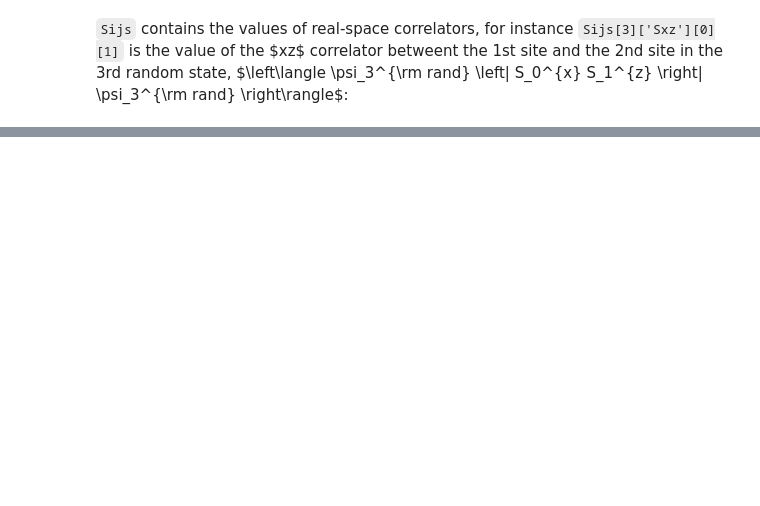
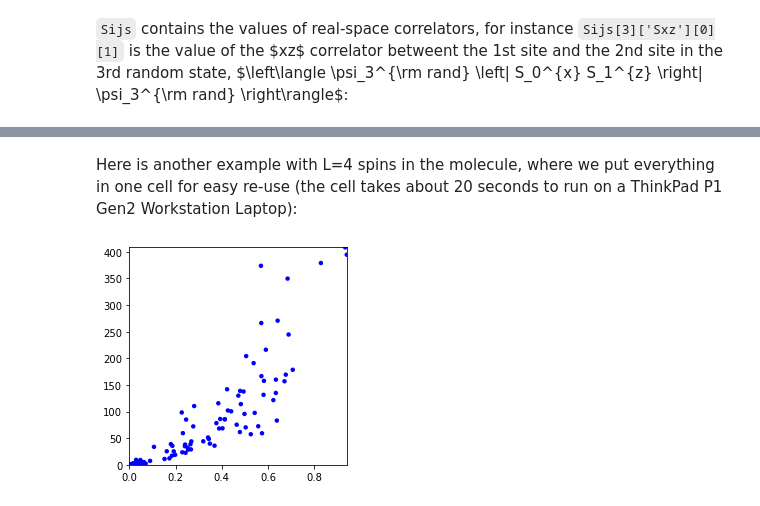
Before and after one commit to TymoteuszTula/FitnessLandscape, a Jupyter notebook: docs/basic_tutorial.ipynb, the cells around one changed output, grey strips where cells are left out. Saved outputs shown, nothing was run; the diff lists cells and outputs as text; code cells hidden in the pictures; blank space fills up the shorter version.

```diff
--- a/docs/basic_tutorial.ipynb
+++ b/docs/basic_tutorial.ipynb
@@ -238,0 +383,63 @@ Sq_int
+# %% [markdown]
+Here is another example with L=4 spins in the molecule, where we put everything in one cell for easy re-use (the cell takes about 20 seconds to run on a ThinkPad P1 Gen2 Workstation Laptop):
+# %%
+# 1) SET VALUES FOR INPUTS:
+
+L=4                                        # <-- Number of sites
+h = [[0, 0, 0]]                            # <-- No applied field
+J_onsite = np.zeros((3, 3))                # <-- No onsite interactions (superfluous anyway)
+J_nnn = np.zeros((3, 3))                   # <-- No nnn interactions
+J_nn = [[1, 0, 0], [0, 1, 0], [0, 0, 1]]   # <-- Diagonal nn interactions
+
+# 2) CREATE THE HAMILTONIAN:
+
+HAMILTONIAN = NNHamiltonian(L, h, J_onsite, J_nn, J_nnn, temp=0)
+
+# 3) SET UP THE RANDOMIZER:
+
+delta= 1
+no_of_processes= 64
+RANDOMIZER = RandomizerStateRandomDelta(HAMILTONIAN, delta, no_of_processes)
+
+# 4) SET UP THE FITNESS LANDSCAPE ANALYSIS:
+
+corr = ["Sxx", "Sxy", "Sxz", "Syx", "Syy", "Syz", "Szx", "Szy", "Szz"]
+temp= HAMILTONIAN.temp  # <-- Obtain temperature from the Hamiltonian setup
+save_rhams= "False"     # <-- Do not save random Hamiltonians/states
+temp_type= "value"      # <-- Temperature given explicitly
+
+STABILITY_ANALYSIS = StabilityAnalysisSparse(HAMILTONIAN, RANDOMIZER, corr, save_rhams,temp_mul=temp, temp_type=temp_type)
+
+# 5) CARRY OUT THE CALCULATIONS:
+
+no_of_samples= 100
+dist, en, diffSij, diffSq, Sqs, Sijs, Sqints, Sq_int=EXAMPLE=STABILITY_ANALYSIS.generate_random_Sij_sparse(no_of_samples)
+
+# 6) MAKE THE PLOT:
+
+fig, ax = plt.subplots()
+
+scale = 20 # size of dots
+
+x, y = dist,Sq_int
+ax.scatter(x, y, c='blue', s=scale, label='A plot',alpha=1.0, edgecolors='none')
+
+max_dist=max(dist)
+max_Sq_int=max(Sq_int)
+
+#max_dist=max_dist/10
+#max_Sq_int=max_Sq_int/10
+
+plt.xlim(0,max_dist)
+plt.ylim(0,max_Sq_int)
+#ax.legend('sssx')
+
+ax.grid(False) # True = grid displayed ; False = no grid displayed
+
+ax.set_aspect(max_dist/max_Sq_int) # Use lengths of xlim and ylim for a square plot
+
+plt.savefig('filename.png', dpi=300) # Export hires figure
+
+plt.show()
+# %% [output]
+[figure, added]
```
Also changed, not shown: parts of 38 cells of this notebook.
